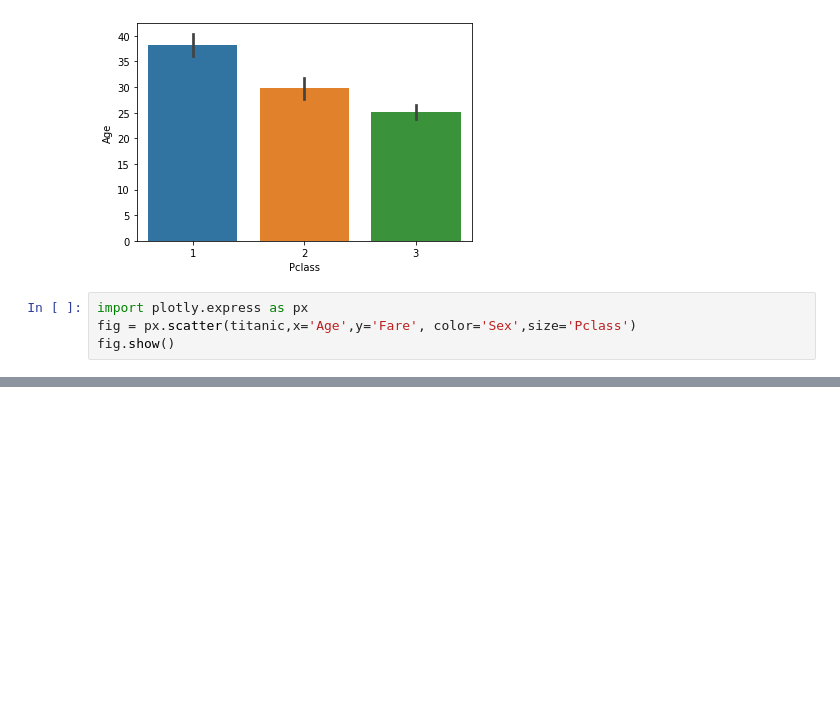
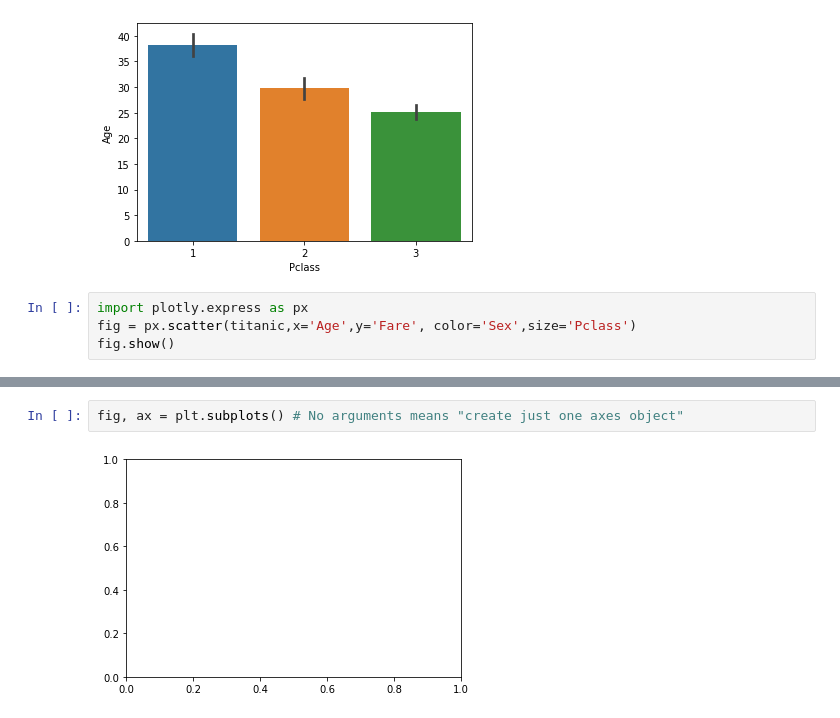
Before and after one commit to juanpaat/Python-for-Data-Analysts-and-Data-Scientists, a Jupyter notebook: Visualisation.ipynb, the cells around one changed output, grey strips where cells are left out. Cells and saved outputs as stored; diff of their text form; blank space fills up the shorter version.

Commit message:
Data visualistion commit

```diff
--- a/Visualisation.ipynb
+++ b/Visualisation.ipynb
@@ -95,0 +130,4 @@ fig.show()
+# %%
+fig, ax = plt.subplots() # No arguments means "create just one axes object"
+# %% [output]
+[figure, added]
```
Also changed, not shown: parts of 71 cells of this notebook, 10 other files.
